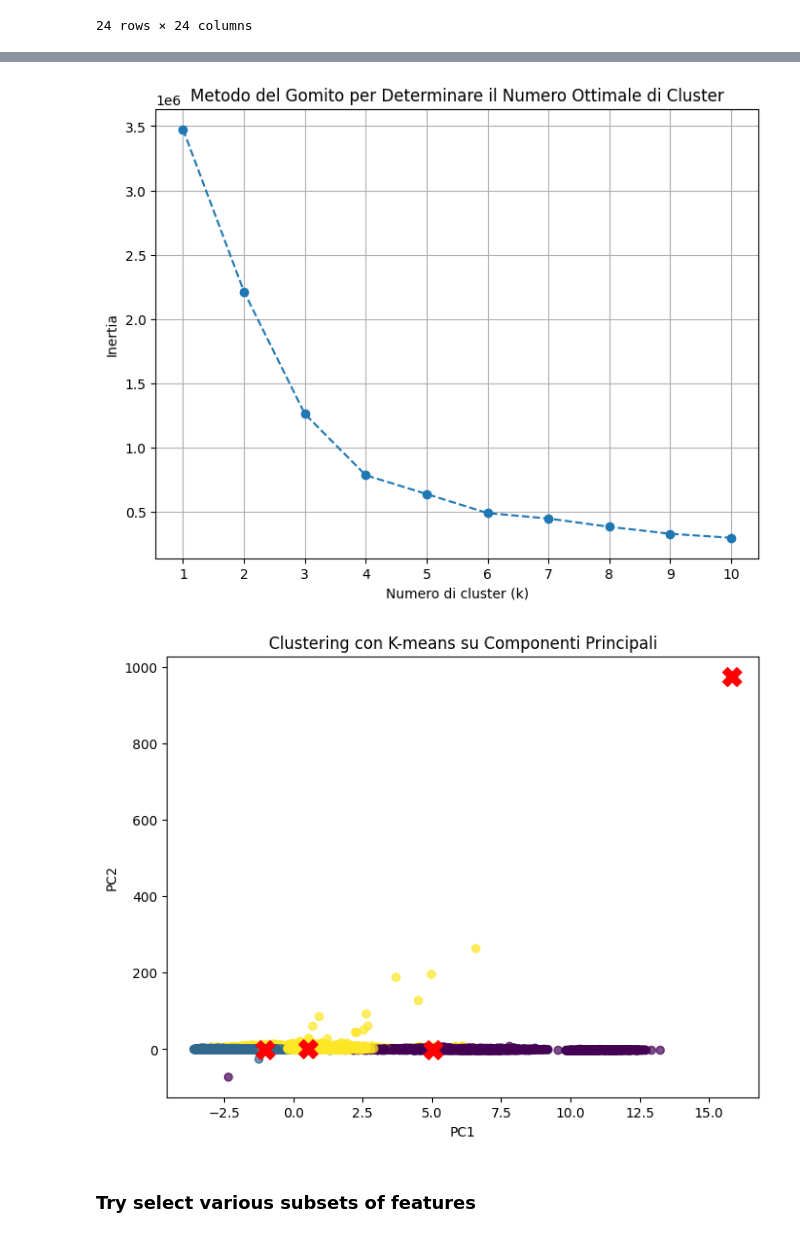
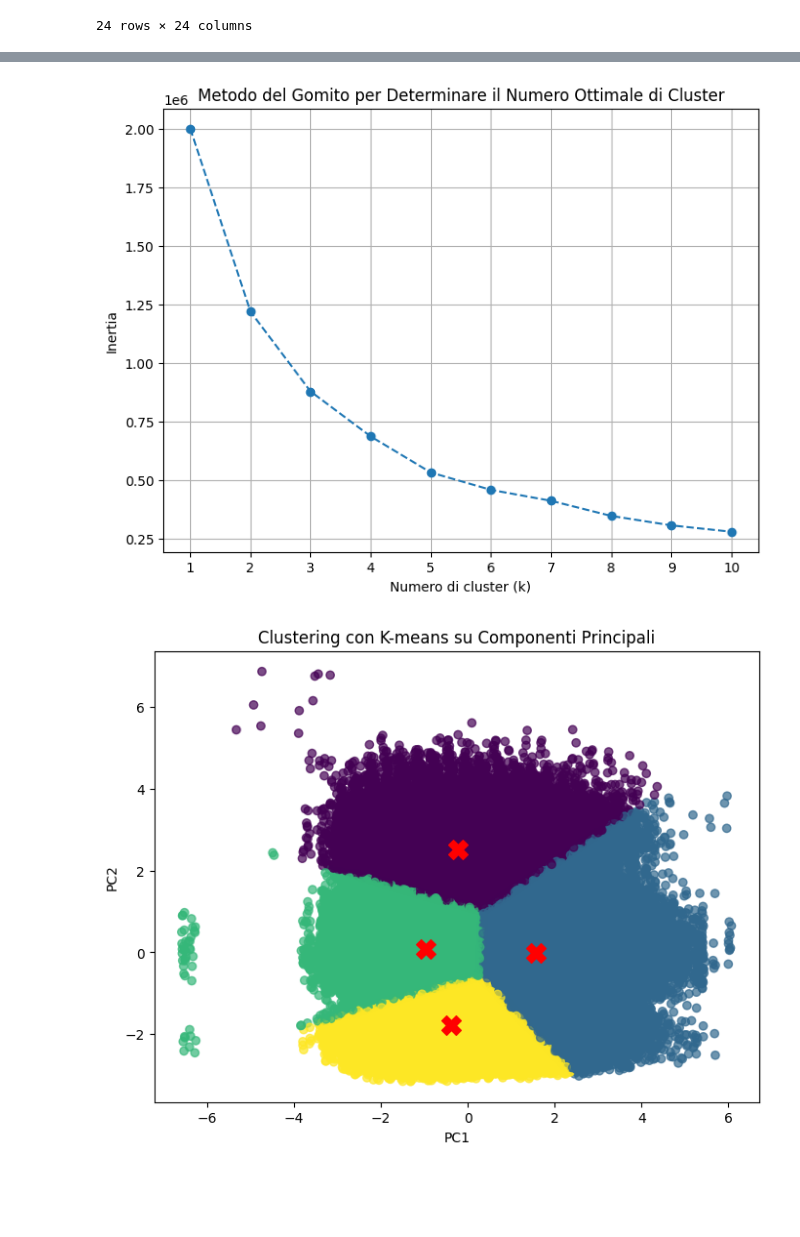
Before and after one commit to Dylan-Nico/Data-Mining-Cyclist-data, a Jupyter notebook: task_3_clustering/k_means.ipynb, the cells around one changed output, grey strips where cells are left out. Cells and saved outputs as stored; diff of their text form; code cells hidden in the pictures; blank space fills up the shorter version.

```diff
--- a/task_3_clustering/k_means.ipynb
+++ b/task_3_clustering/k_means.ipynb
@@ -400,3 +400,6 @@ correlation_matrix
 | time_gap | -0.001424 | -0.001542 | -0.008474 | -0.003840 | -0.000671 | -0.002024 | 0.001188 | 0.000420 | 0.758078 | ... |
 | prestige_weighted_delta | -0.013295 | -0.010211 | 0.002830 | 0.017580 | 0.019938 | -0.010942 | 0.009190 | -0.001359 | 0.970606 | ... |
 24 rows × 24 columns
+# %%
+columns = ['BMI','race_difficulty','team_avg_strength','consistency_score', 'PWR', 'climb_efficiency','prestige_weighted_delta', 'cyclist_age', 'name', 'cyclist', 'length', 'cyclist_age', ]
+df_reduced = df[columns]
@@ -406,7 +442,7 @@ from sklearn.preprocessing import StandardScaler
 
 # Standardizzazione delle feature numeriche
 scaler = StandardScaler()
-numerical_features_scaled = scaler.fit_transform(numerical_features_new)
+numerical_features_scaled = scaler.fit_transform(df_reduced.select_dtypes(include=['float64', 'int64']))
 
 # Applicazione della PCA
 pca = PCA()
@@ -467,28 +498,26 @@ plt.xticks(k_range)
 plt.grid(True)
 plt.show()
 # %% [output]
-[figure, old version]
+[figure, new version]
 # %%
 from sklearn.cluster import KMeans
 import matplotlib.pyplot as plt
 
 # Applicazione del clustering con K-means (scegliamo arbitrariamente k=3)
 kmeans = KMeans(n_clusters=4, random_state=42)
 kmeans_labels = kmeans.fit_predict(pca_two_components)
 
 # Aggiungiamo i risultati del clustering al DataFrame
-df_clustered = pd.DataFrame(pca_two_components, columns=['PC1', 'PC2'])
+df_clustered = pd.DataFrame(pca_two_components, columns=['PC8', 'PC9'])
 df_clustered['Cluster'] = kmeans_labels
 
 # Visualizzazione del clustering
 plt.figure(figsize=(8, 6))
-plt.scatter(df_clustered['PC1'], df_clustered['PC2'], c=df_clustered['Cluster'], cmap='viridis', alpha=0.7)
+plt.scatter(df_clustered['PC8'], df_clustered['PC9'], c=df_clustered['Cluster'], cmap='viridis', alpha=0.7)
 plt.scatter(kmeans.cluster_centers_[:, 0], kmeans.cluster_centers_[:, 1], s=200, c='red', marker='X')  # Centroidi
 plt.xlabel('PC1')
 plt.ylabel('PC2')
 plt.title('Clustering con K-means su Componenti Principali')
 plt.show()
 # %% [output]
-[figure, old version]
+[figure, new version]
-# %% [markdown]
-### Try select various subsets of features
```
Also changed, not shown: parts of 5 cells of this notebook.
